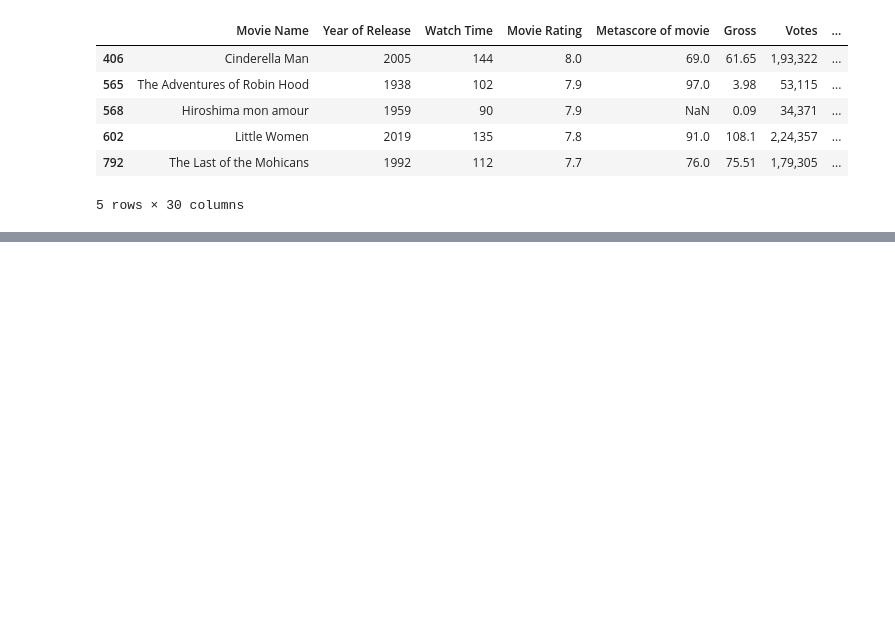
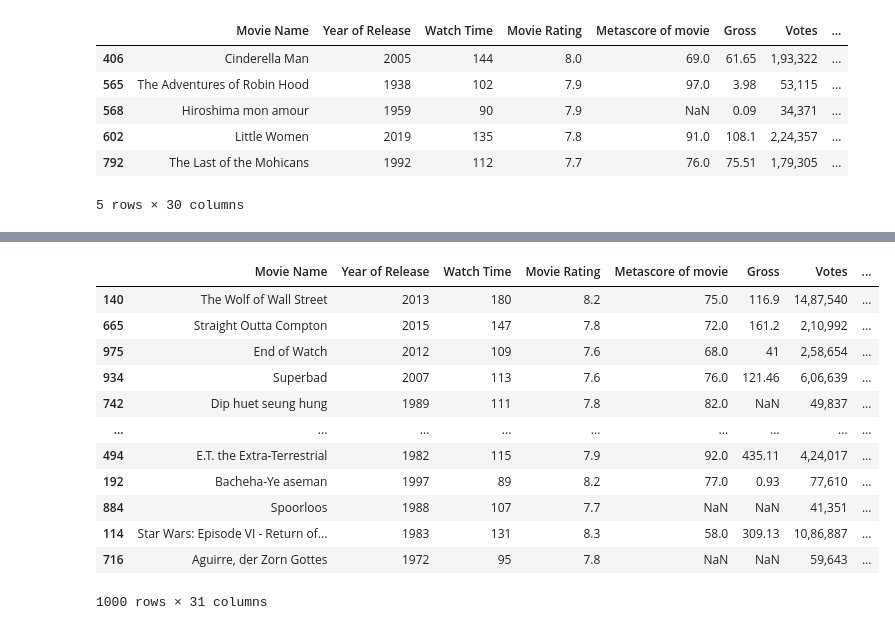
Before and after one commit to Simon-Sprouse/1000_Movies_Dataset, a Jupyter notebook: Feature_Engineering.ipynb, the cells around one changed output, grey strips where cells are left out. Drawn from its saved outputs; the diff is of its cells as text; code cells hidden in the pictures; blank space fills up the shorter version.

```diff
--- a/Feature_Engineering.ipynb
+++ b/Feature_Engineering.ipynb
@@ -249,0 +246,16 @@ TypeError: Series.sort_values() got an unexpected keyword argument 'by'
+# %%
+df.sort_values(by='Bad Words', ascending=False)
+# %% [output]
+|  | Movie Name | Year of Release | Watch Time | Movie Rating | Metascore of movie | Gross | Votes | ... |
+| 140 | The Wolf of Wall Street | 2013 | 180 | 8.2 | 75.0 | 116.9 | 14,87,540 | ... |
+| 665 | Straight Outta Compton | 2015 | 147 | 7.8 | 72.0 | 161.2 | 2,10,992 | ... |
+| 975 | End of Watch | 2012 | 109 | 7.6 | 68.0 | 41 | 2,58,654 | ... |
+| 934 | Superbad | 2007 | 113 | 7.6 | 76.0 | 121.46 | 6,06,639 | ... |
+| 742 | Dip huet seung hung | 1989 | 111 | 7.8 | 82.0 | NaN | 49,837 | ... |
+| ... | ... | ... | ... | ... | ... | ... | ... | ... |
+| 494 | E.T. the Extra-Terrestrial | 1982 | 115 | 7.9 | 92.0 | 435.11 | 4,24,017 | ... |
+| 192 | Bacheha-Ye aseman | 1997 | 89 | 8.2 | 77.0 | 0.93 | 77,610 | ... |
+| 884 | Spoorloos | 1988 | 107 | 7.7 | NaN | NaN | 41,351 | ... |
+| 114 | Star Wars: Episode VI - Return of... | 1983 | 131 | 8.3 | 58.0 | 309.13 | 10,86,887 | ... |
+| 716 | Aguirre, der Zorn Gottes | 1972 | 95 | 7.8 | NaN | NaN | 59,643 | ... |
+1000 rows × 31 columns
```
Also changed, not shown: parts of 33 cells of this notebook, 2 other files.
